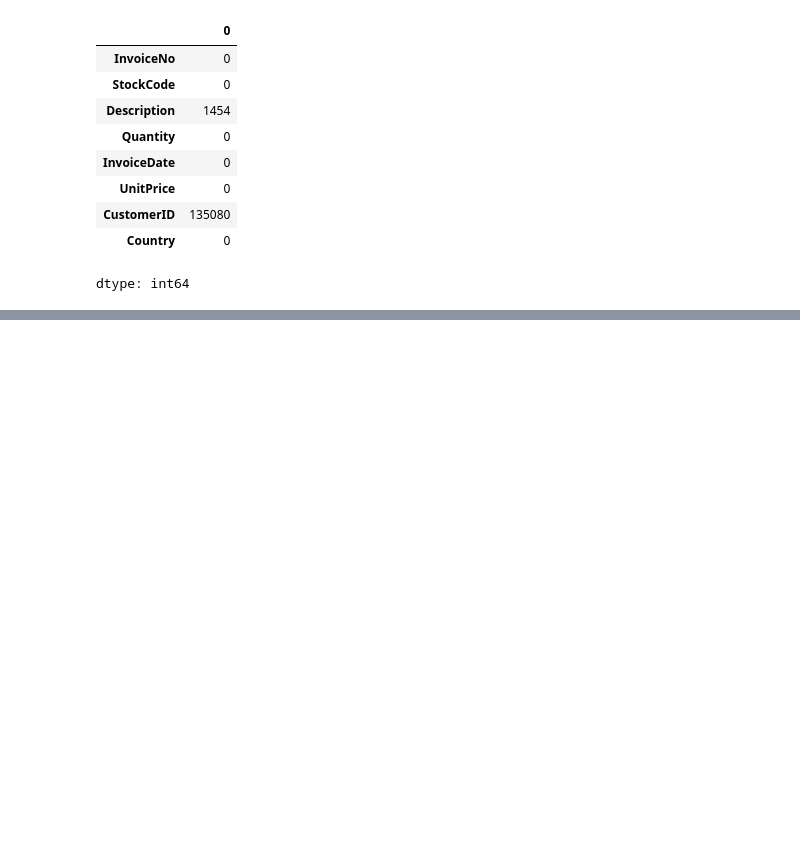
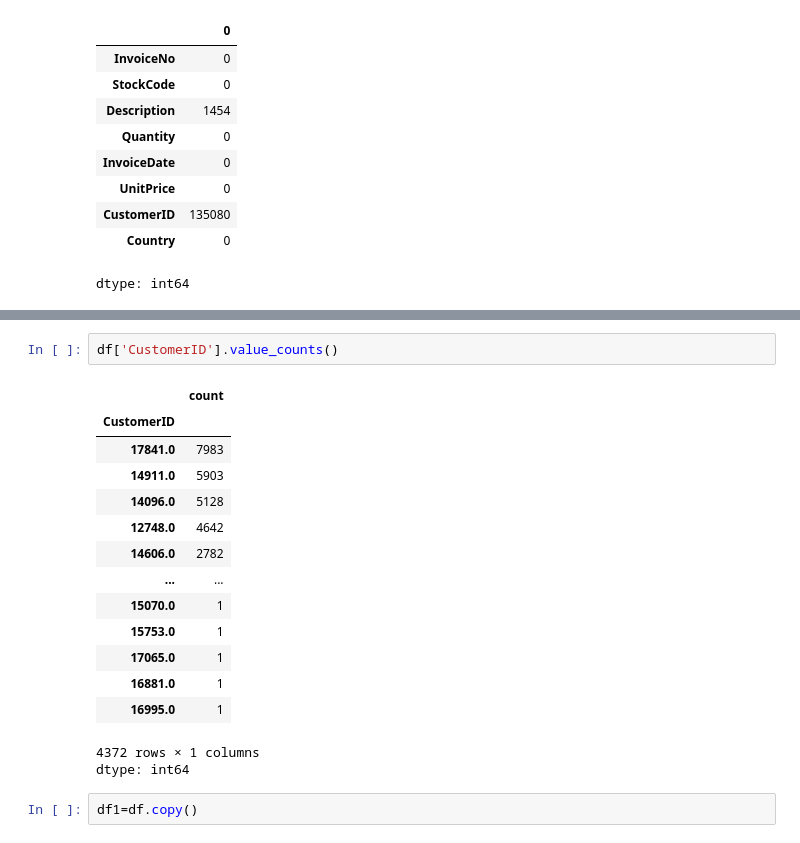
Before and after one commit to SoujanyaJagadish/Machine_learning, a Jupyter notebook: Customer_Segmentation_for_a_Retail_Business.ipynb, the cells around one changed output, grey strips where cells are left out. Saved outputs shown, nothing was run; the diff lists cells and outputs as text; blank space fills up the shorter version.

```diff
--- a/Customer_Segmentation_for_a_Retail_Business.ipynb
+++ b/Customer_Segmentation_for_a_Retail_Business.ipynb
@@ -46,0 +65,20 @@ dtype: int64
+# %%
+df['CustomerID'].value_counts()
+# %% [output]
+|  | count |
+| CustomerID |  |
+| 17841.0 | 7983 |
+| 14911.0 | 5903 |
+| 14096.0 | 5128 |
+| 12748.0 | 4642 |
+| 14606.0 | 2782 |
+| ... | ... |
+| 15070.0 | 1 |
+| 15753.0 | 1 |
+| 17065.0 | 1 |
+| 16881.0 | 1 |
+| 16995.0 | 1 |
+4372 rows × 1 columns
+dtype: int64
+# %%
+df1=df.copy()
```
Also changed, not shown: parts of 10 cells of this notebook.
